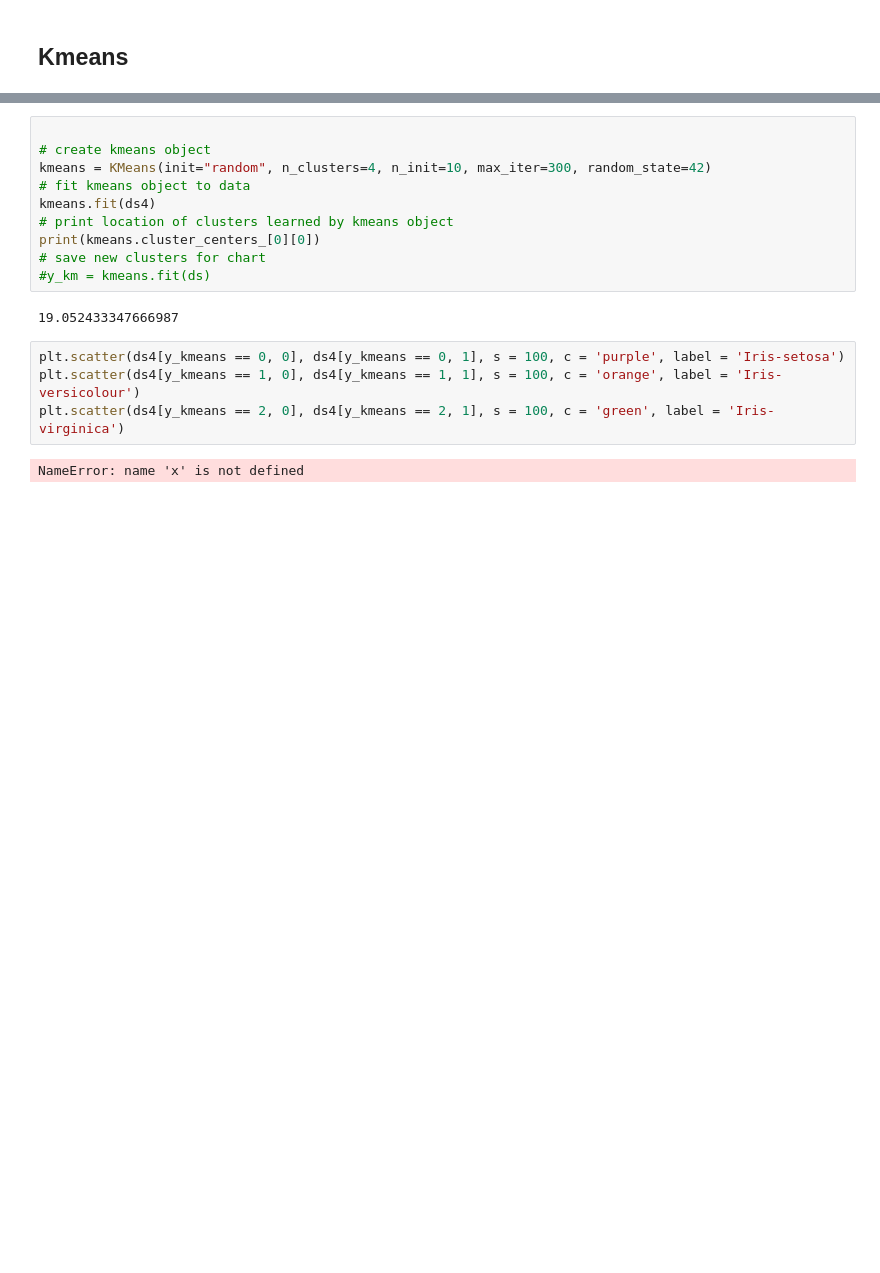
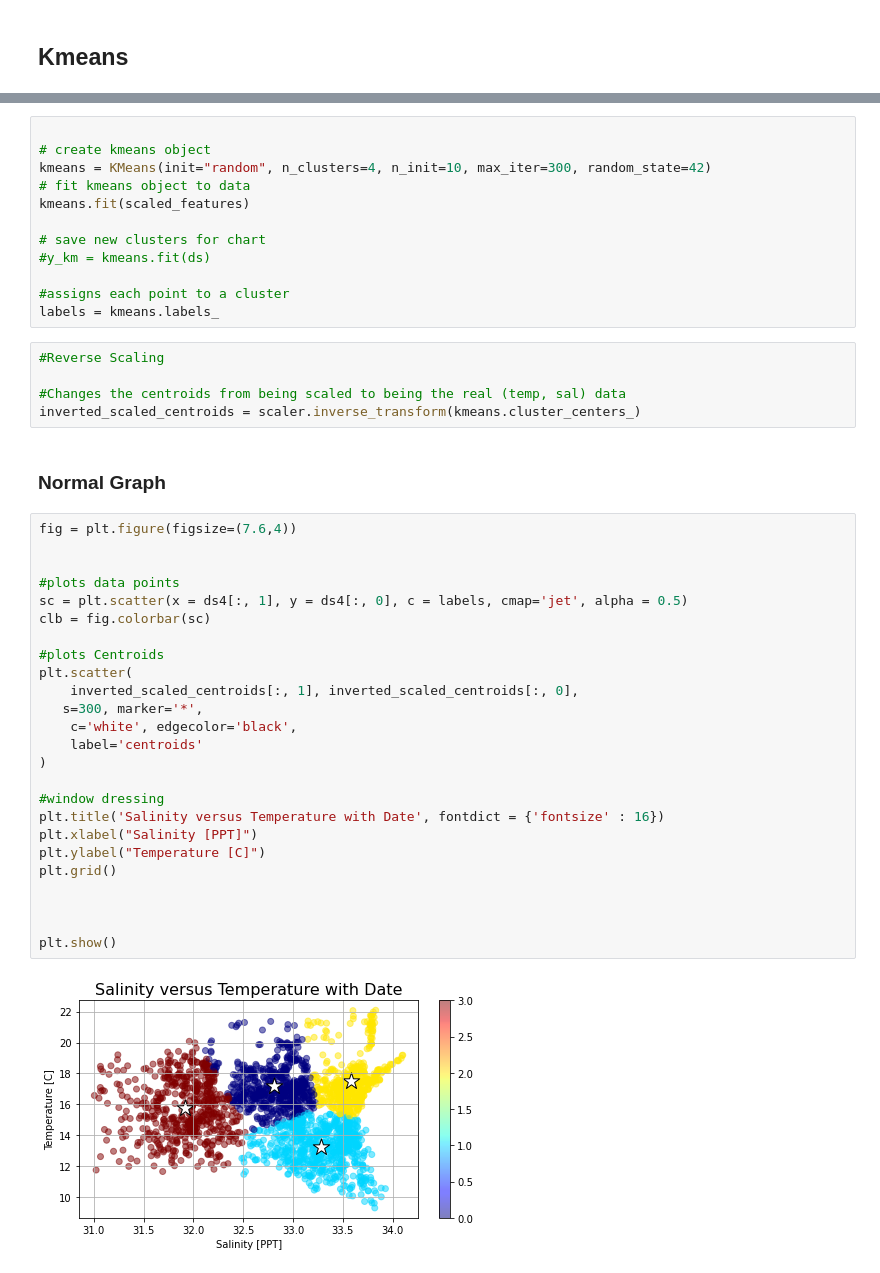
Before and after one commit to marisolgr/2022_SummerInternship_FarallonInstitute, a Jupyter notebook: will/TS _Clustering.ipynb, the cells around one changed output, grey strips where cells are left out. Drawn from its saved outputs; the diff is of its cells as text; blank space fills up the shorter version.

```diff
--- a/will/TS _Clustering.ipynb
+++ b/will/TS _Clustering.ipynb
@@ -211,16 +188,44 @@ array([[16.63336627, 32.26855529],
 # create kmeans object
 kmeans = KMeans(init="random", n_clusters=4, n_init=10, max_iter=300, random_state=42)
 # fit kmeans object to data
-kmeans.fit(ds4)
-# print location of clusters learned by kmeans object
-print(kmeans.cluster_centers_[0][0])
+kmeans.fit(scaled_features)
+
 # save new clusters for chart
 #y_km = kmeans.fit(ds)
+
+#assigns each point to a cluster
+labels = kmeans.labels_
-# %% [output]
-19.052433347666987
-# %%
-plt.scatter(ds4[y_kmeans == 0, 0], ds4[y_kmeans == 0, 1], s = 100, c = 'purple', label = 'Iris-setosa')
-plt.scatter(ds4[y_kmeans == 1, 0], ds4[y_kmeans == 1, 1], s = 100, c = 'orange', label = 'Iris-versicolour')
-plt.scatter(ds4[y_kmeans == 2, 0], ds4[y_kmeans == 2, 1], s = 100, c = 'green', label = 'Iris-virginica')
-# %% [output]
-NameError: name 'x' is not defined
+# %%
+#Reverse Scaling
+
+#Changes the centroids from being scaled to being the real (temp, sal) data
+inverted_scaled_centroids = scaler.inverse_transform(kmeans.cluster_centers_)
+# %% [markdown]
+### Normal Graph
+# %%
+fig = plt.figure(figsize=(7.6,4))
+
+
+#plots data points
+sc = plt.scatter(x = ds4[:, 1], y = ds4[:, 0], c = labels, cmap='jet', alpha = 0.5)
+clb = fig.colorbar(sc)
+
+#plots Centroids
+plt.scatter(
+    inverted_scaled_centroids[:, 1], inverted_scaled_centroids[:, 0],
+   s=300, marker='*',
+    c='white', edgecolor='black',
+    label='centroids'
+)
+
+#window dressing
+plt.title('Salinity versus Temperature with Date', fontdict = {'fontsize' : 16})
+plt.xlabel("Salinity [PPT]")
+plt.ylabel("Temperature [C]")
+plt.grid()
+
+
+
+plt.show()
+# %% [output]
+[figure, added]
```
Also changed, not shown: parts of 5 cells of this notebook.
